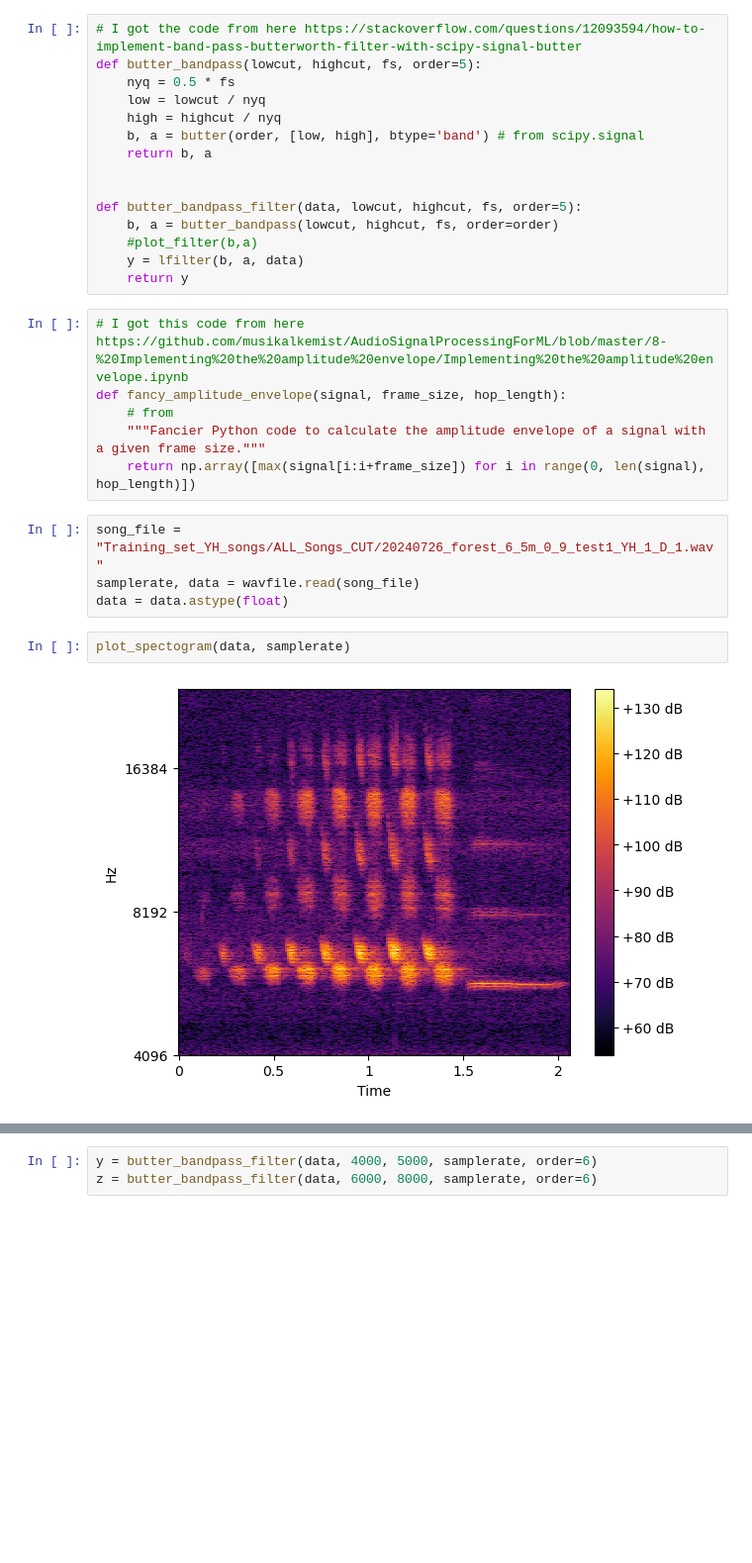
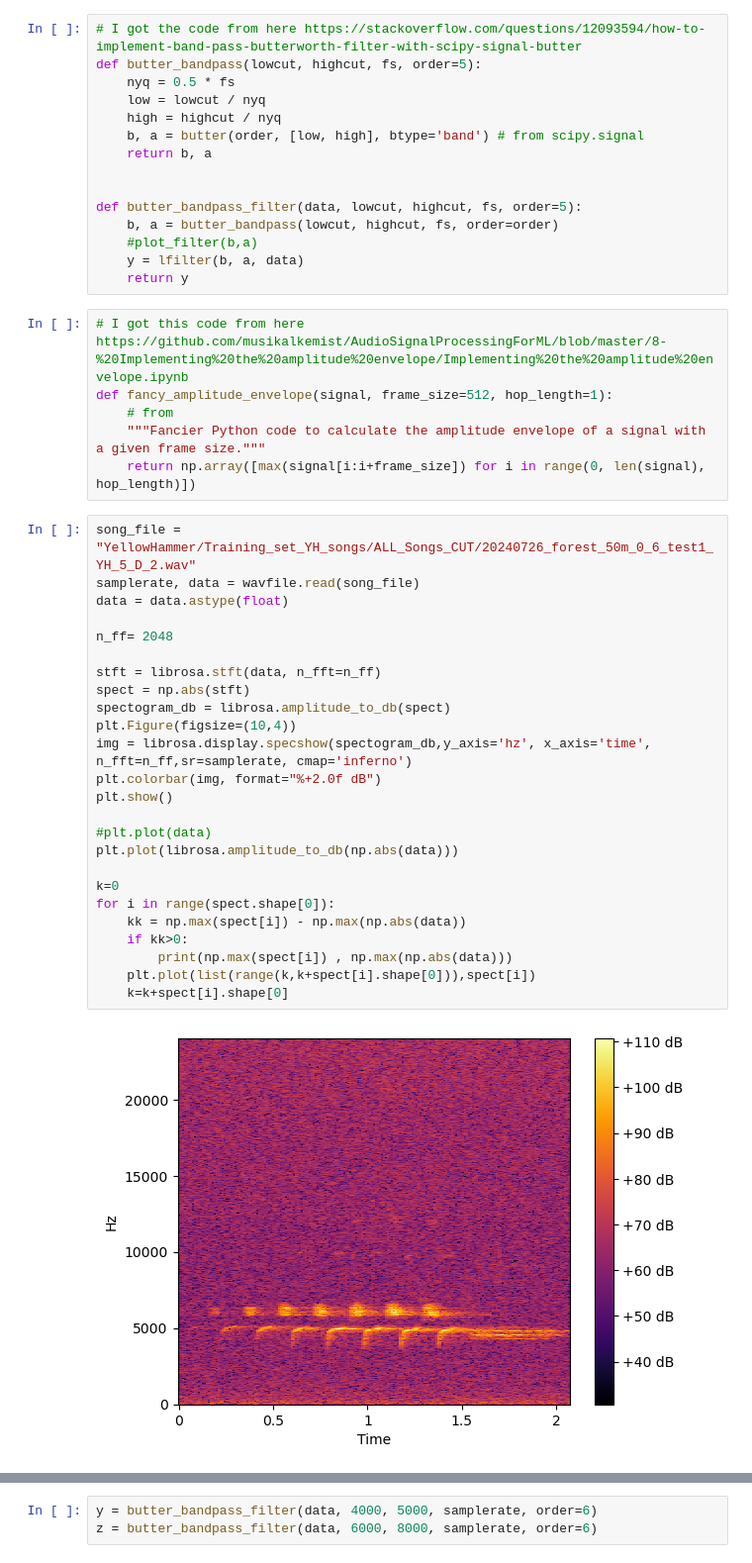
Before and after one commit to Yasminebenhamadi/YellowHammer, a Jupyter notebook: test-1.ipynb, the cells around one changed output, grey strips where cells are left out. Shown at 99% size. Cells and saved outputs as stored; diff of their text form; blank space fills up the shorter version.

```diff
--- a/test-1.ipynb
+++ b/test-1.ipynb
@@ -43,15 +59,34 @@ def butter_bandpass_filter(data, lowcut, highcut, fs, order=5):
     return y
 # %%
 # I got this code from here https://github.com/musikalkemist/AudioSignalProcessingForML/blob/master/8-%20Implementing%20the%20amplitude%20envelope/Implementing%20the%20amplitude%20envelope.ipynb
-def fancy_amplitude_envelope(signal, frame_size, hop_length):
+def fancy_amplitude_envelope(signal, frame_size=512, hop_length=1):
     # from
     """Fancier Python code to calculate the amplitude envelope of a signal with a given frame size."""
     return np.array([max(signal[i:i+frame_size]) for i in range(0, len(signal), hop_length)])
-# %%
-song_file = "Training_set_YH_songs/ALL_Songs_CUT/20240726_forest_6_5m_0_9_test1_YH_1_D_1.wav"
-samplerate, data = wavfile.read(song_file)
-data = data.astype(float)
-# %%
-plot_spectogram(data, samplerate)
-# %% [output]
-[figure, removed]
+# %%
+song_file = "YellowHammer/Training_set_YH_songs/ALL_Songs_CUT/20240726_forest_50m_0_6_test1_YH_5_D_2.wav"
+samplerate, data = wavfile.read(song_file)
+data = data.astype(float)
+
+n_ff= 2048
+
+stft = librosa.stft(data, n_fft=n_ff)
+spect = np.abs(stft)
+spectogram_db = librosa.amplitude_to_db(spect)
+plt.Figure(figsize=(10,4))
+img = librosa.display.specshow(spectogram_db,y_axis='hz', x_axis='time', n_fft=n_ff,sr=samplerate, cmap='inferno')
+plt.colorbar(img, format="%+2.0f dB")
+plt.show()
+
+#plt.plot(data)
+plt.plot(librosa.amplitude_to_db(np.abs(data)))
+
+k=0
+for i in range(spect.shape[0]):
+    kk = np.max(spect[i]) - np.max(np.abs(data))
+    if kk>0:
+        print(np.max(spect[i]) , np.max(np.abs(data)))
+    plt.plot(list(range(k,k+spect[i].shape[0])),spect[i])
+    k=k+spect[i].shape[0]
+# %% [output]
+[figure, added]
```
Also changed, not shown: parts of 7 cells of this notebook, 3 other files.
